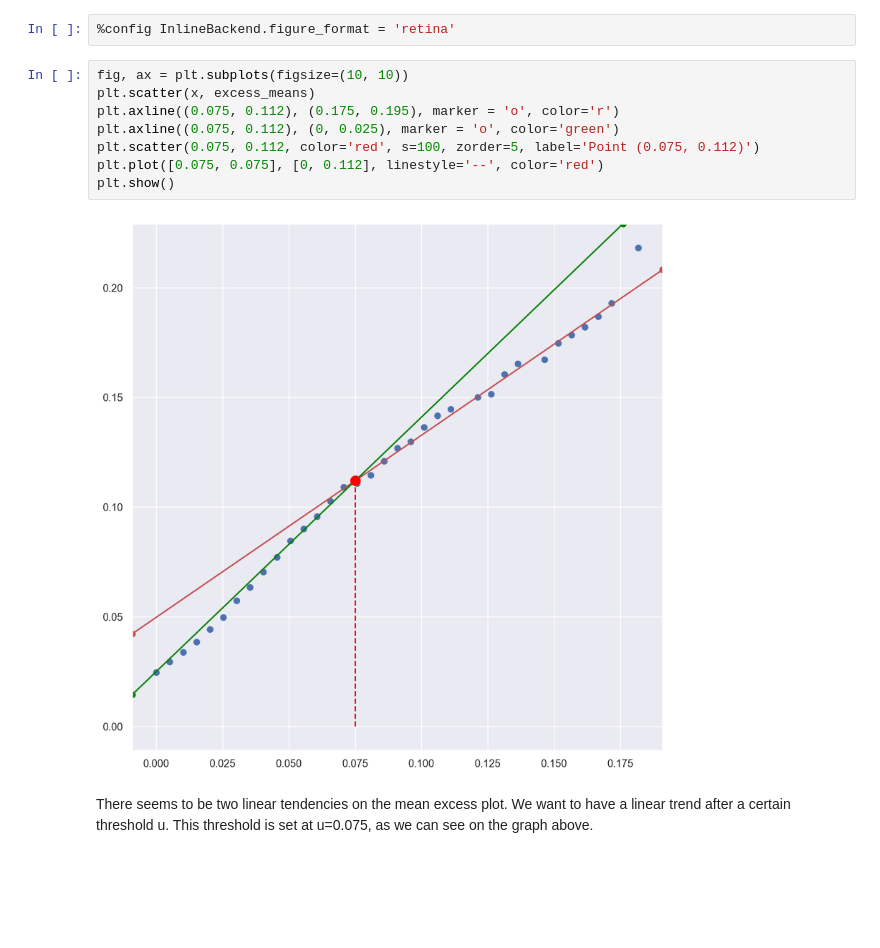
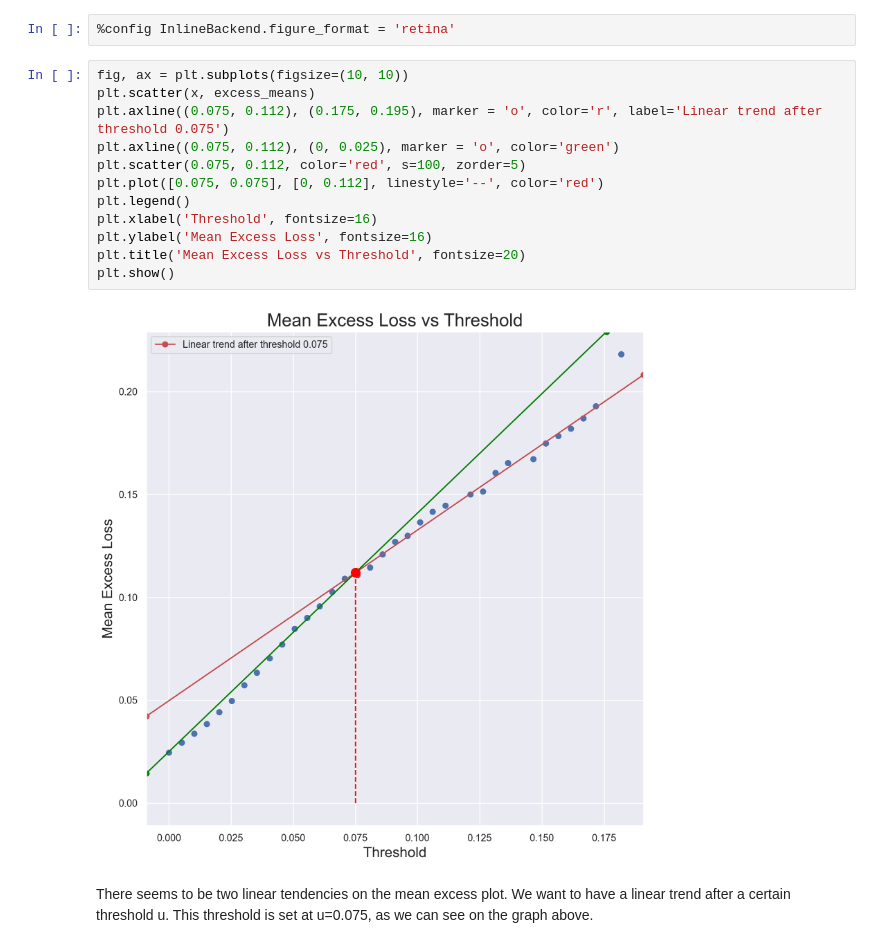
Before and after one commit to iliasra/QRM_Assignment2, a Jupyter notebook: assignment2.ipynb, the cells around one changed output. Drawn from its saved outputs; the diff is of its cells as text; blank space fills up the shorter version.

Commit message:
plots labeling

```diff
--- a/assignment2.ipynb
+++ b/assignment2.ipynb
@@ -193,13 +190,17 @@ for thresh in thresholds:
 # %%
 fig, ax = plt.subplots(figsize=(10, 10))
 plt.scatter(x, excess_means)
-plt.axline((0.075, 0.112), (0.175, 0.195), marker = 'o', color='r')
+plt.axline((0.075, 0.112), (0.175, 0.195), marker = 'o', color='r', label='Linear trend after threshold 0.075')
 plt.axline((0.075, 0.112), (0, 0.025), marker = 'o', color='green')
-plt.scatter(0.075, 0.112, color='red', s=100, zorder=5, label='Point (0.075, 0.112)')
+plt.scatter(0.075, 0.112, color='red', s=100, zorder=5)
 plt.plot([0.075, 0.075], [0, 0.112], linestyle='--', color='red')
+plt.legend()
+plt.xlabel('Threshold', fontsize=16)
+plt.ylabel('Mean Excess Loss', fontsize=16)
+plt.title('Mean Excess Loss vs Threshold', fontsize=20)
 plt.show()
 # %% [output]
-[figure, old version]
+[figure, new version]
 # %% [markdown]
 There seems to be two linear tendencies on the mean excess plot. We want to have a linear trend after a certain threshold u. This threshold is set at u=0.075, as we can see on the graph above.
 # %%
```
Also changed, not shown: parts of 10 cells of this notebook.
